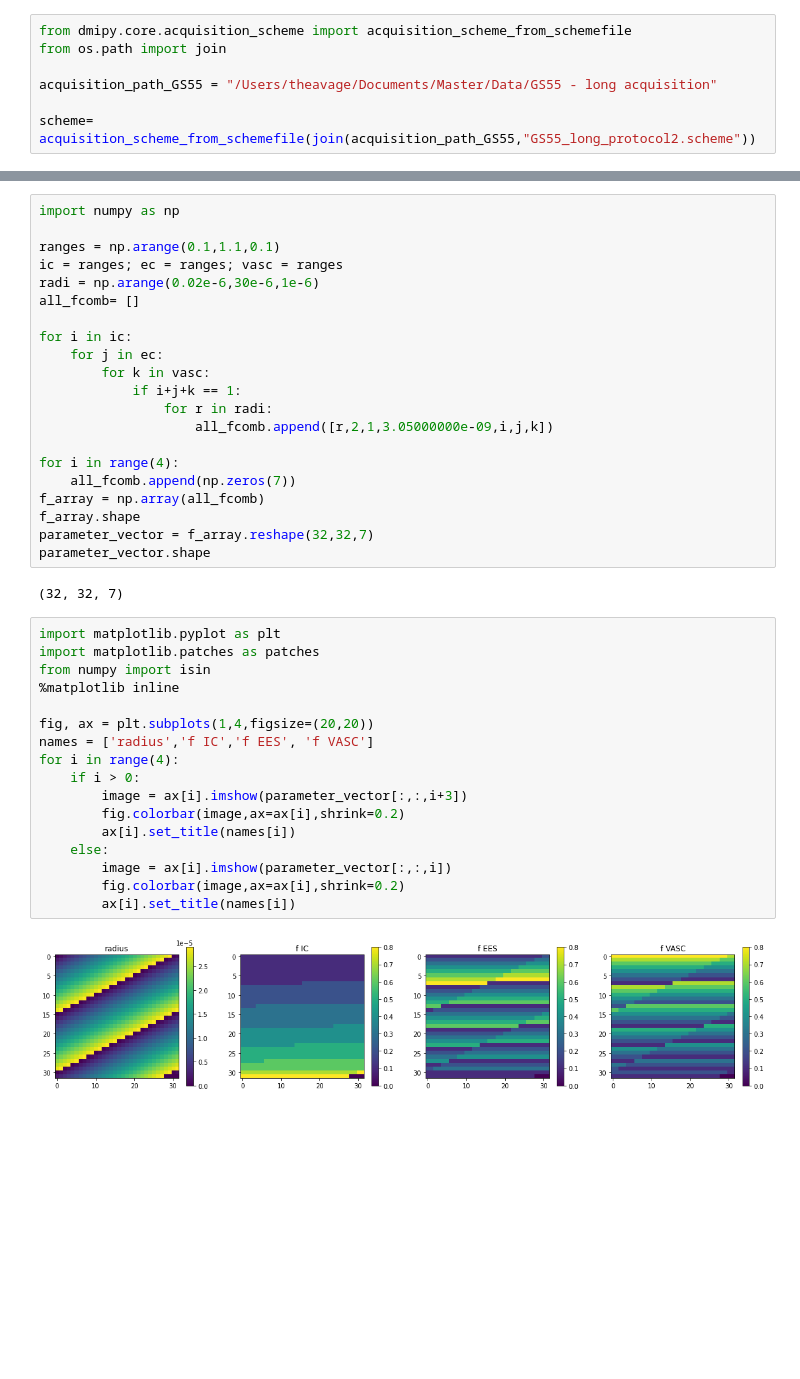
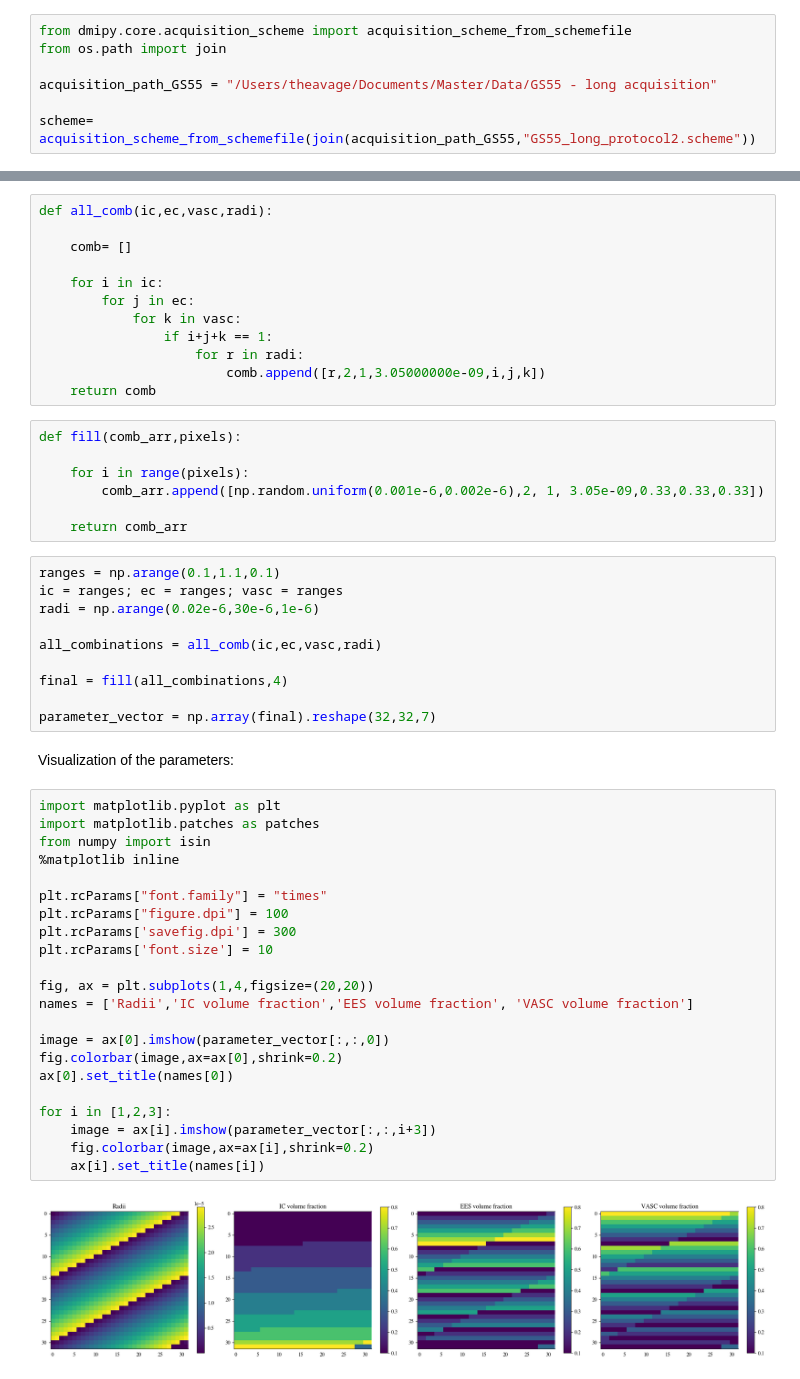
Before and after one commit to theavage/Master-project, a Jupyter notebook: simulate_data.ipynb, the cells around one changed output, grey strips where cells are left out. Cells and saved outputs as stored; diff of their text form; blank space fills up the shorter version.

```diff
--- a/simulate_data.ipynb
+++ b/simulate_data.ipynb
@@ -31,42 +36,55 @@ scheme= acquisition_scheme_from_schemefile(join(acquisition_path_GS55,"GS55_long
 # %%
-import numpy as np
+def all_comb(ic,ec,vasc,radi):
 
-ranges = np.arange(0.1,1.1,0.1)
-ic = ranges; ec = ranges; vasc = ranges
-radi = np.arange(0.02e-6,30e-6,1e-6)
-all_fcomb= []
+    comb= []
 
-for i in ic:
-    for j in ec:
-        for k in vasc:
-            if i+j+k == 1:
-                for r in radi:
-                    all_fcomb.append([r,2,1,3.05000000e-09,i,j,k])
-
-for i in range(4):
-    all_fcomb.append(np.zeros(7))
-f_array = np.array(all_fcomb)
-f_array.shape
-parameter_vector = f_array.reshape(32,32,7)
-parameter_vector.shape
+    for i in ic:
+        for j in ec:
+            for k in vasc:
+                if i+j+k == 1:
+                    for r in radi:
+                        comb.append([r,2,1,3.05000000e-09,i,j,k])
+    return comb
-# %% [output]
-(32, 32, 7)
+# %%
+def fill(comb_arr,pixels):
+
+    for i in range(pixels):
+        comb_arr.append([np.random.uniform(0.001e-6,0.002e-6),2, 1, 3.05e-09,0.33,0.33,0.33])
+
+    return comb_arr
+# %%
+ranges = np.arange(0.1,1.1,0.1)
+ic = ranges; ec = ranges; vasc = ranges
+radi = np.arange(0.02e-6,30e-6,1e-6)
+
+all_combinations = all_comb(ic,ec,vasc,radi)
+
+final = fill(all_combinations,4)
+
+parameter_vector = np.array(final).reshape(32,32,7)
+# %% [markdown]
+Visualization of the parameters:
 # %%
 import matplotlib.pyplot as plt
 import matplotlib.patches as patches
 from numpy import isin
 %matplotlib inline
 
+plt.rcParams["font.family"] = "times"
+plt.rcParams["figure.dpi"] = 100
+plt.rcParams['savefig.dpi'] = 300
+plt.rcParams['font.size'] = 10
+
 fig, ax = plt.subplots(1,4,figsize=(20,20))
-names = ['radius','f IC','f EES', 'f VASC']
-for i in range(4):
-    if i > 0:
-        image = ax[i].imshow(parameter_vector[:,:,i+3])
-        fig.colorbar(image,ax=ax[i],shrink=0.2)
-        ax[i].set_title(names[i])
-    else:
-        image = ax[i].imshow(parameter_vector[:,:,i])
-        fig.colorbar(image,ax=ax[i],shrink=0.2)
-        ax[i].set_title(names[i])
+names = ['Radii','IC volume fraction','EES volume fraction', 'VASC volume fraction']
+
+image = ax[0].imshow(parameter_vector[:,:,0])
+fig.colorbar(image,ax=ax[0],shrink=0.2)
+ax[0].set_title(names[0])
+
+for i in [1,2,3]:
+    image = ax[i].imshow(parameter_vector[:,:,i+3])
+    fig.colorbar(image,ax=ax[i],shrink=0.2)
+    ax[i].set_title(names[i])
 # %% [output]
-[figure, old version]
+[figure, new version]
```
Also changed, not shown: parts of 21 cells of this notebook, 2 other files.
